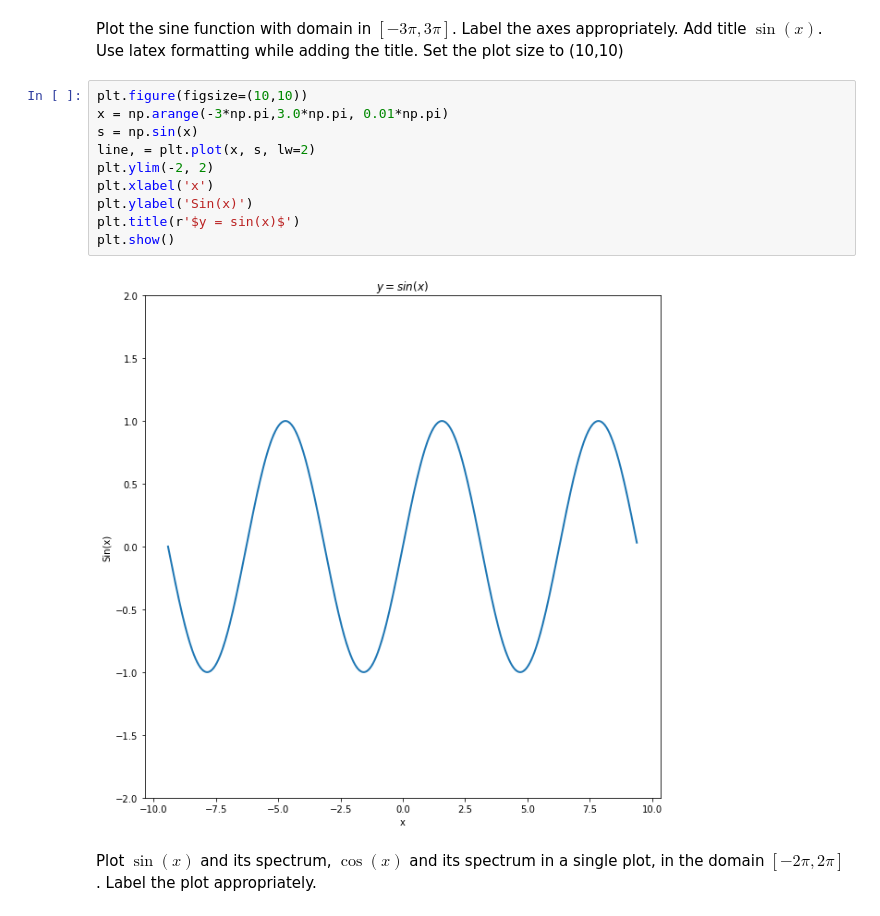
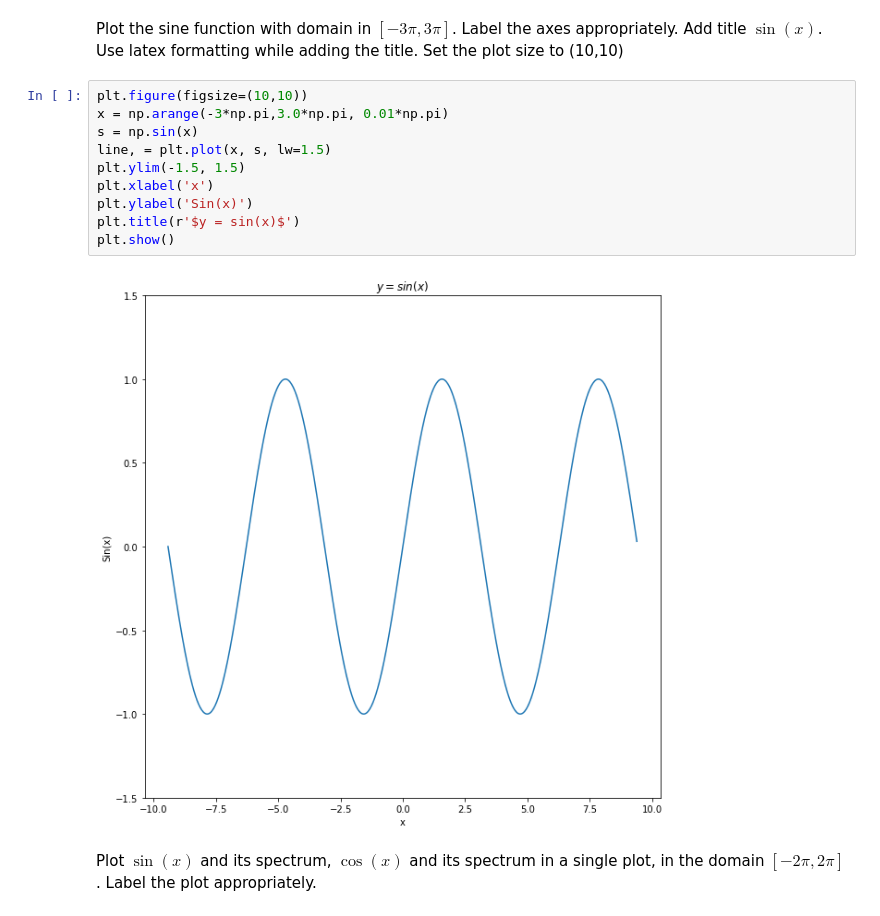
Before and after one commit to Aaditya117/SHALA-2020, a Jupyter notebook: Assignment_1_DS.ipynb, the cells around one changed output. Saved outputs shown, nothing was run; the diff lists cells and outputs as text.

```diff
--- a/Assignment_1_DS.ipynb
+++ b/Assignment_1_DS.ipynb
@@ -311,15 +397,15 @@ Plot the sine function with domain in $[-3\pi,3\pi]$. Label the axes appropriate
 # %%
 plt.figure(figsize=(10,10))
 x = np.arange(-3*np.pi,3.0*np.pi, 0.01*np.pi)
 s = np.sin(x)
-line, = plt.plot(x, s, lw=2)
-plt.ylim(-2, 2)
+line, = plt.plot(x, s, lw=1.5)
+plt.ylim(-1.5, 1.5)
 plt.xlabel('x')
 plt.ylabel('Sin(x)')
 plt.title(r'$y = sin(x)$')
 plt.show()
 # %% [output]
-[figure, old version]
+[figure, new version]
 # %% [markdown]
 Plot $\sin(x)$ and its spectrum, $\cos(x)$ and its spectrum in a single plot, in the domain $[-2\pi,2\pi]$. Label the plot appropriately.
 # %%
```
Also changed, not shown: parts of 8 cells of this notebook.
